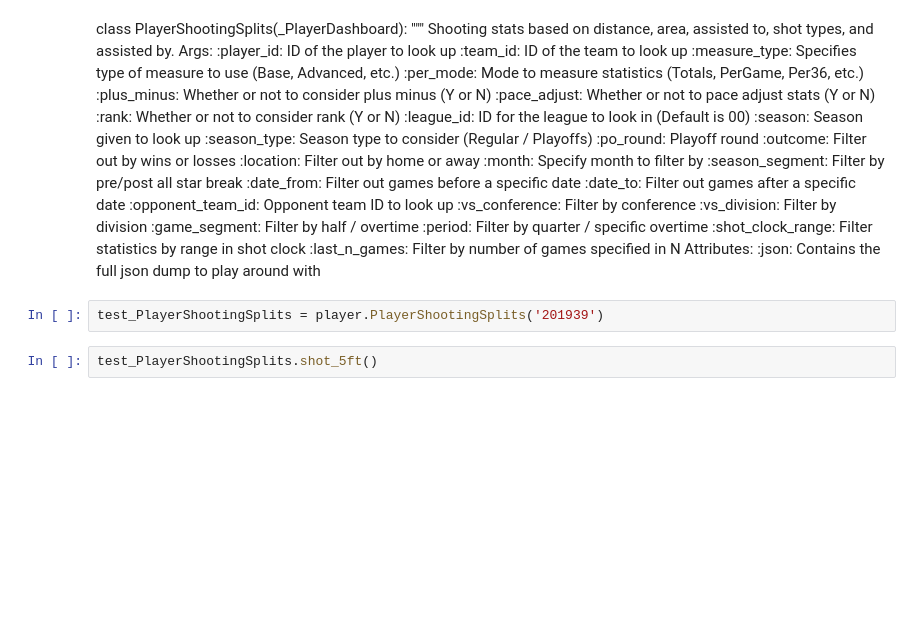
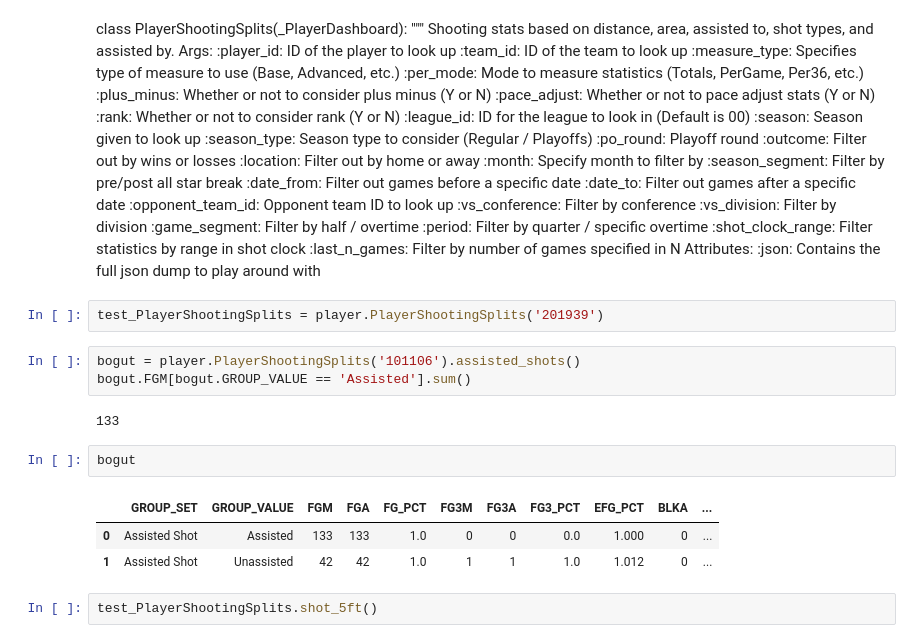
Before and after one commit to MarkDCorey/nba_player_clustering, a Jupyter notebook: nba_py.ipynb, the cells around one changed output. Cells and saved outputs as stored; diff of their text form; blank space fills up the shorter version.

```diff
--- a/nba_py.ipynb
+++ b/nba_py.ipynb
@@ -556,6 +556,17 @@ class PlayerShootingSplits(_PlayerDashboard):
         :json: Contains the full json dump to play around with
 # %%
 test_PlayerShootingSplits = player.PlayerShootingSplits('201939')
+# %%
+bogut = player.PlayerShootingSplits('101106').assisted_shots()
+bogut.FGM[bogut.GROUP_VALUE == 'Assisted'].sum()
+# %% [output]
+133
+# %%
+bogut
+# %% [output]
+|  | GROUP_SET | GROUP_VALUE | FGM | FGA | FG_PCT | FG3M | FG3A | FG3_PCT | EFG_PCT | BLKA | ... |
+| 0 | Assisted Shot | Assisted | 133 | 133 | 1.0 | 0 | 0 | 0.0 | 1.000 | 0 | ... |
+| 1 | Assisted Shot | Unassisted | 42 | 42 | 1.0 | 1 | 1 | 1.0 | 1.012 | 0 | ... |
 # %%
 test_PlayerShootingSplits.shot_5ft()
 # %% [output]
```
Also changed, not shown: parts of 1 cell of this notebook, 16 other files.
